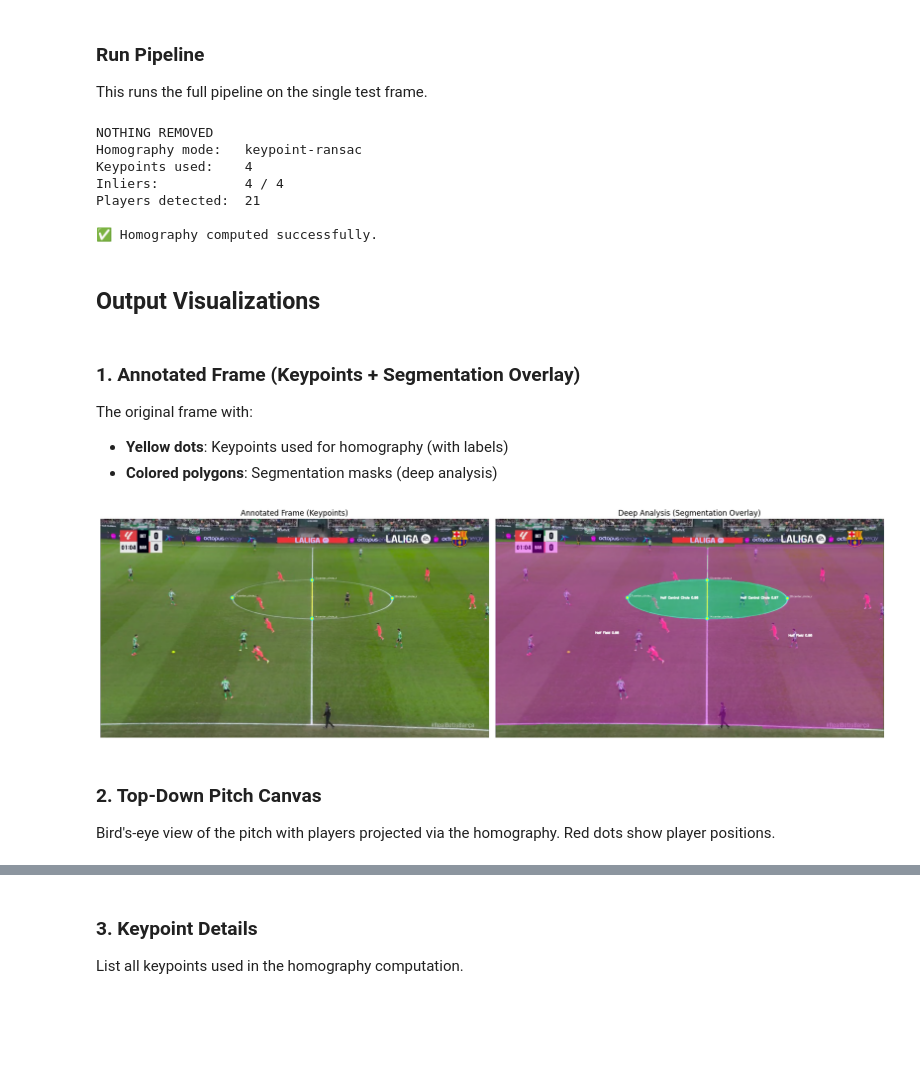
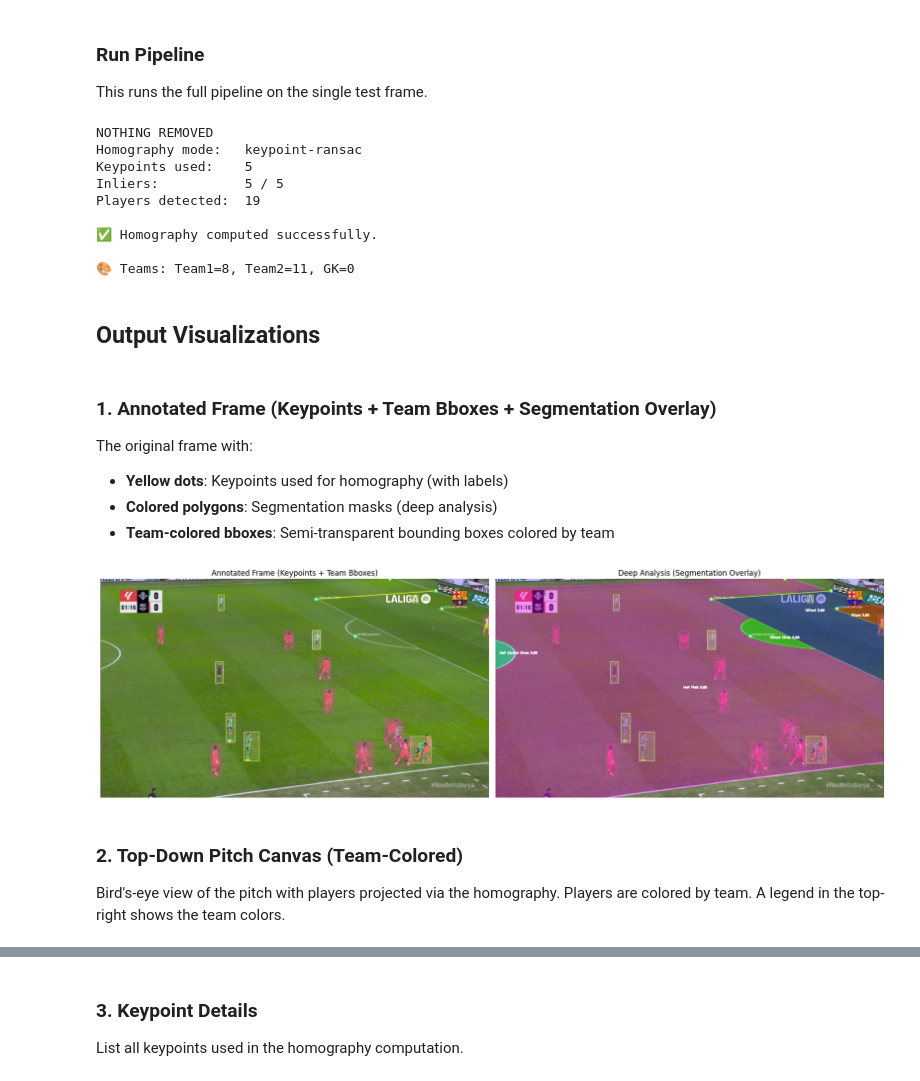
Before and after one commit to SkaarFacee/pitch_sense_wip, a Jupyter notebook: app/keypoint_demo.ipynb, the cells around one changed output, grey strips where cells are left out. Drawn from its saved outputs; the diff is of its cells as text; code cells hidden in the pictures; blank space fills up the shorter version.

Commit message:
Team and overlay made

```diff
--- a/app/keypoint_demo.ipynb
+++ b/app/keypoint_demo.ipynb
@@ -60,13 +71,15 @@ Segmentation model: ../models/segmentation/best.pt
 # %% [markdown]
 ## Initialize Pipeline
 # %%
-# Initialize the full pipeline
+# Initialize the full pipeline with team colors enabled
 pipeline = KeypointPipeline(
     keypoint_model_path=KEYPOINT_MODEL_PATH,
     player_model_path=PLAYER_MODEL_PATH,
     seg_model_path=SEG_MODEL_PATH,
+    enable_team_colors=True,  # Enables team color analysis + colored rendering
 )
 
 print("Pipeline initialized.")
+print(f"  Enable team colors: {pipeline.team_analyzer is not None}")
 # %% [output]
 Pipeline initialized.
@@ -79,7 +93,7 @@ Let's process a single frame to verify the pipeline works correctly.
 cap = cv2.VideoCapture(SOURCE_VIDEO_PATH)
 
 # Seek to frame 300 (same as original del.ipynb)
-frame_num=0
+frame_num=300
 cap.set(cv2.CAP_PROP_POS_FRAMES, frame_num)
 
 ret, frame = cap.read()
@@ -112,8 +126,11 @@ result = pipeline.process_frame(frame, frame_idx=frame_num)
 
 H = result['H']
 H_info = result['H_info']
+player_xyxy = result['player_xyxy']
+player_conf = result['player_conf']
 used_kpts = result['keypoints_used']
 player_pitch_pts = result['player_pitch_pts']
+team_info = result['team_info']
 
 print(f"Homography mode:   {H_info.get('mode', 'N/A')}")
 print(f"Keypoints used:    {len(used_kpts)}")
@@ -124,45 +141,55 @@ if H is None:
     print("\n⚠️  Could not compute homography on this frame.")
 else:
     print("\n✅ Homography computed successfully.")
+
+if team_info is not None and len(team_info.get('team_ids', [])) > 0:
+    n_team1 = int((team_info['team_ids'] == 0).sum())
+    n_team2 = int((team_info['team_ids'] == 1).sum())
+    n_gk = int((team_info['team_ids'] == -1).sum())
+    print(f"\n🎨 Teams: Team1={n_team1}, Team2={n_team2}, GK={n_gk}")
 # %% [output]
 NOTHING REMOVED
 Homography mode:   keypoint-ransac
-Keypoints used:    4
-Inliers:           4 / 4
-Players detected:  21
+Keypoints used:    5
+Inliers:           5 / 5
+Players detected:  19
 
 ✅ Homography computed successfully.
+
+🎨 Teams: Team1=8, Team2=11, GK=0
 # %% [markdown]
 ## Output Visualizations
 # %% [markdown]
-### 1. Annotated Frame (Keypoints + Segmentation Overlay)
+### 1. Annotated Frame (Keypoints + Team Bboxes + Segmentation Overlay)
 
 The original frame with:
 - **Yellow dots**: Keypoints used for homography (with labels)
 - **Colored polygons**: Segmentation masks (deep analysis)
+- **Team-colored bboxes**: Semi-transparent bounding boxes colored by team
 # %%
 plt.figure(figsize=(18, 10))
 
 plt.subplot(1, 2, 1)
 annotated = result['annotated_frame']
 plt.imshow(cv2.cvtColor(annotated, cv2.COLOR_BGR2RGB))
-plt.title('Annotated Frame (Keypoints)')
+plt.title('Annotated Frame (Keypoints + Team Bboxes)')
 plt.axis('off')
 
 plt.subplot(1, 2, 2)
 deep_analysis = result['deep_analysis_frame']
 plt.imshow(cv2.cvtColor(deep_analysis, cv2.COLOR_BGR2RGB))
 plt.title('Deep Analysis (Segmentation Overlay)')
 plt.axis('off')
 
 plt.tight_layout()
 plt.show()
 # %% [output]
-[figure, old version]
+[figure, new version]
 # %% [markdown]
-### 2. Top-Down Pitch Canvas
+### 2. Top-Down Pitch Canvas (Team-Colored)
 
-Bird's-eye view of the pitch with players projected via the homography. Red dots show player positions.
+Bird's-eye view of the pitch with players projected via the homography.
+Players are colored by team. A legend in the top-right shows the team colors.
 # %%
 pitch_canvas = result['pitch_canvas']
 plt.figure(figsize=(16, 10))
```
Also changed, not shown: parts of 12 cells of this notebook, 10 other files.
